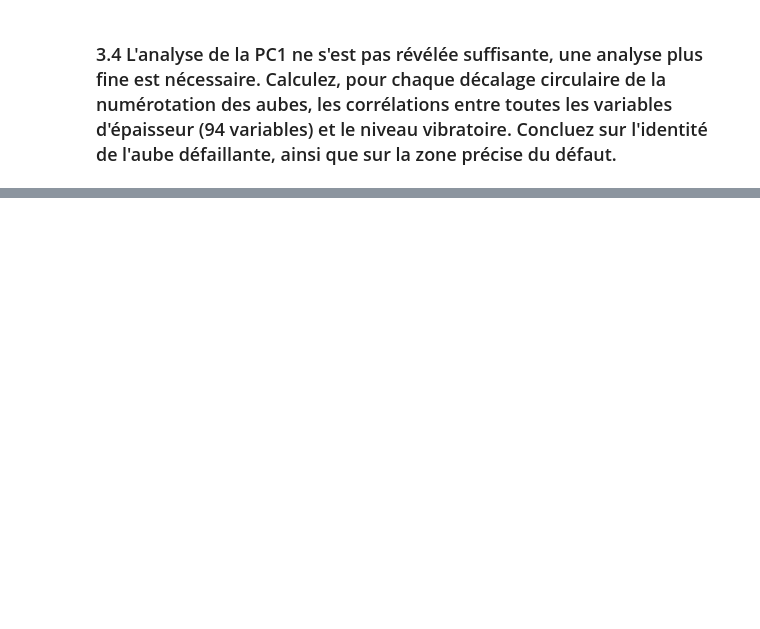
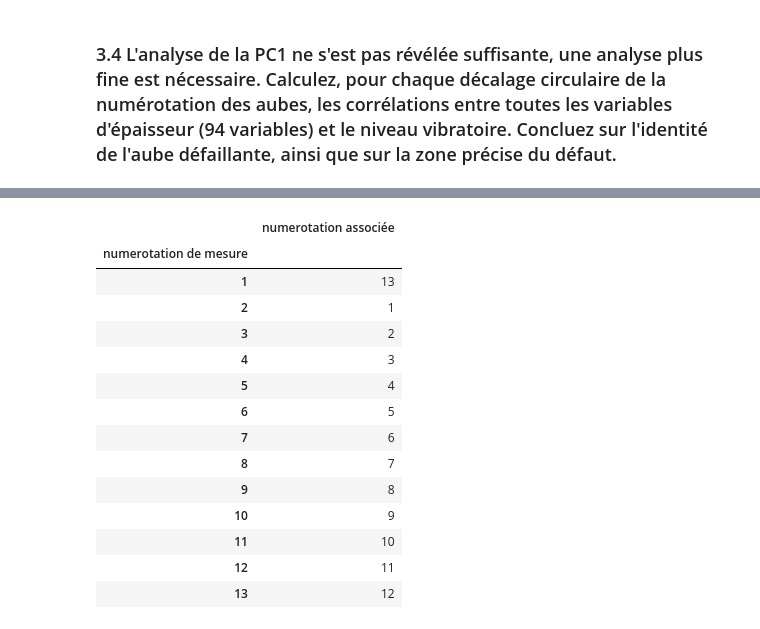
Before and after one commit to KrValentin/stats_descriptives, a Jupyter notebook: TD5/TD5.ipynb, the cells around one changed output, grey strips where cells are left out. Cells and saved outputs as stored; diff of their text form; code cells hidden in the pictures; blank space fills up the shorter version.

```diff
--- a/TD5/TD5.ipynb
+++ b/TD5/TD5.ipynb
@@ -276,0 +355,20 @@ def kendall_tau(x, y):
+# %%
+num=  range(1,14)
+num_perm1 = np.roll(num, shift=1)
+pd.DataFrame({'numerotation de mesure' :  num, 'numerotation associée' : num_perm1}).set_index('numerotation de mesure')
+# %% [output]
+|  | numerotation associée |
+| numerotation de mesure |  |
+| 1 | 13 |
+| 2 | 1 |
+| 3 | 2 |
+| 4 | 3 |
+| 5 | 4 |
+| 6 | 5 |
+| 7 | 6 |
+| 8 | 7 |
+| 9 | 8 |
+| 10 | 9 |
+| 11 | 10 |
+| 12 | 11 |
+| 13 | 12 |
```
Also changed, not shown: parts of 11 cells of this notebook.
